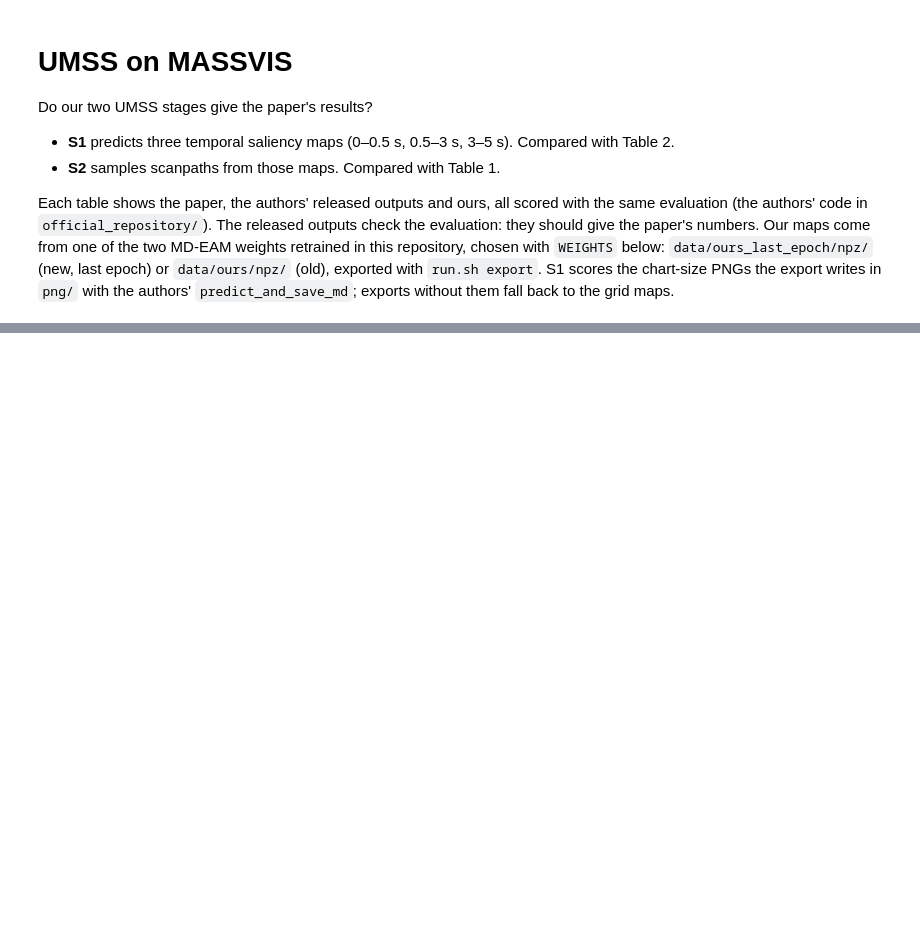
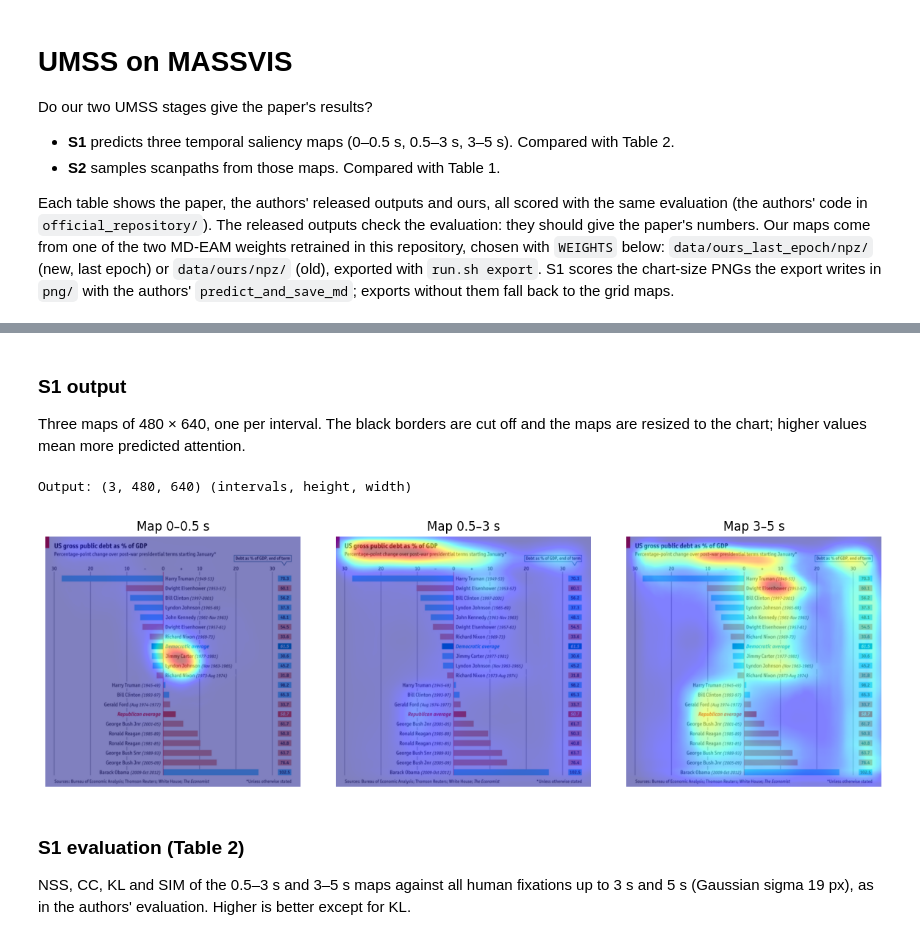
Before and after one commit to 35P10/GazePrediction, a Jupyter notebook: reproductions/umss_massvis/01_reproduce_umss.ipynb, the cells around one changed output, grey strips where cells are left out. Drawn from its saved outputs; the diff is of its cells as text; code cells hidden in the pictures; blank space fills up the shorter version.

```diff
--- a/reproductions/umss_massvis/01_reproduce_umss.ipynb
+++ b/reproductions/umss_massvis/01_reproduce_umss.ipynb
@@ -24,9 +24,11 @@ sys.path.insert(0, str(ROOT))
 
 from reproductions.umss_massvis import replication as R
 
-# Which retrained weights' maps to score: 'last_epoch' (md_eam_last_epoch.hdf5) or 'old' (md_eam.hdf5).
+# Which weights' maps to score: our retrainings 'last_epoch' (md_eam_last_epoch.hdf5) or 'old' (md_eam.hdf5),
+# or the authors' 'authors' (paper model) or 'authors_9ep'.
 WEIGHTS = 'last_epoch'
-MAPS = {'last_epoch': R.OUR_MAPS_LAST_EPOCH, 'old': R.OUR_MAPS}[WEIGHTS]
+MAPS = {'last_epoch': R.OUR_MAPS_LAST_EPOCH, 'old': R.OUR_MAPS,
+        'authors': R.AUTHORS_MAPS, 'authors_9ep': R.AUTHORS_MAPS_9EP}[WEIGHTS]
 
 RESULTS = R.EXPERIMENT / 'results'
 RESULTS.mkdir(exist_ok=True)
@@ -50,3 +129,28 @@ NSS, CC, KL and SIM of the 0.5–3 s and 3–5 s maps against all human fixation
+# %% [markdown]
+### S1 output
+
+Three maps of 480 × 640, one per interval. The black borders are cut off and the maps are resized to the
+chart; higher values mean more predicted attention.
+# %%
+grid_maps = UMSS(maps_dir=MAPS).predict_maps(paths[example])['maps']
+print('Output:', grid_maps.shape, '(intervals, height, width)')
+
+fig, axes = plt.subplots(1, 3, figsize=(12, 3.8))
+for ax, (time, label) in zip(axes, [(500, '0–0.5 s'), (3000, '0.5–3 s'), (5000, '3–5 s')]):
+    ax.imshow(chart)
+    ax.imshow(R.read_png(MAPS / 'png' / f'{example}_{time}.png'), cmap='jet', alpha=0.5)
+    ax.set_title('Map ' + label)
+    ax.axis('off')
+plt.tight_layout()
+plt.show()
+# %% [output]
+Output: (3, 480, 640) (intervals, height, width)
+[figure, added]
+# %% [markdown]
+### S1 evaluation (Table 2)
+
+NSS, CC, KL and SIM of the 0.5–3 s and 3–5 s maps against all human fixations up to 3 s and 5 s
+(Gaussian sigma 19 px), as in the authors' evaluation. Higher is better except for KL.
 # %%
 s1 = R.s1(MAPS)
 s1.to_csv(RESULTS / f's1_{WEIGHTS}.csv')
```
Also changed, not shown: parts of 43 cells of this notebook, 7 other files.
